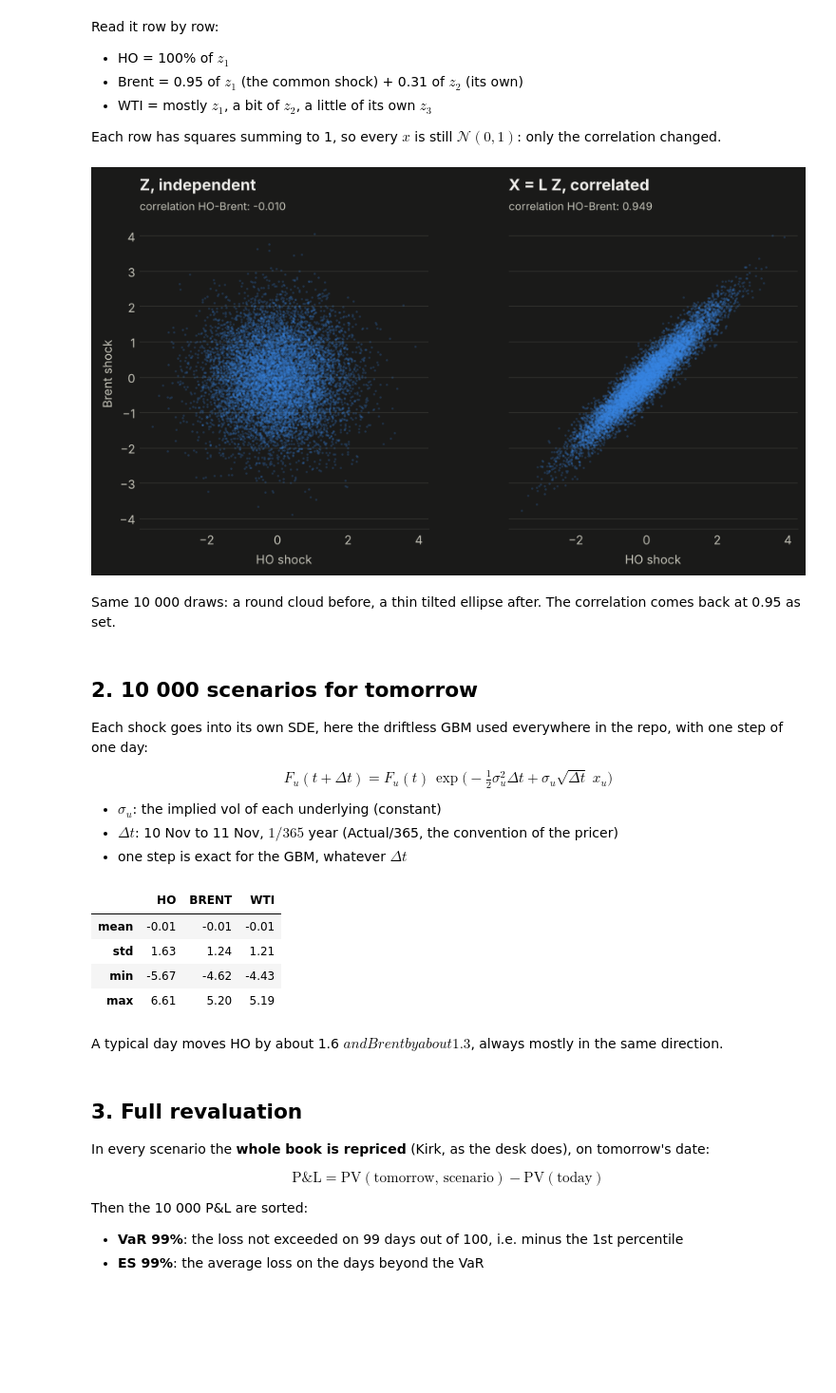
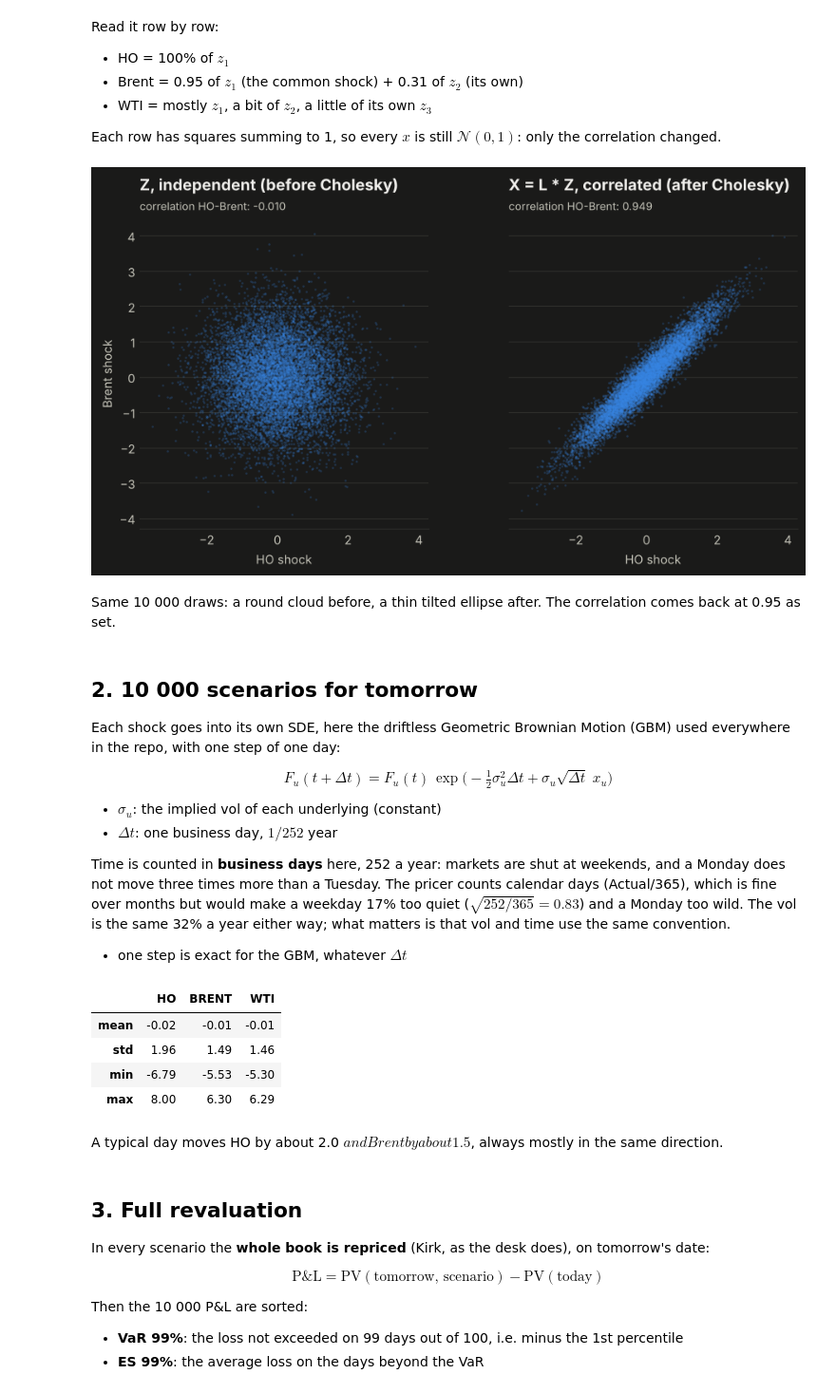
Before and after one commit to MiletoCarmelo/commodity-hedging, a Jupyter notebook: notebooks/05_monte_carlo_var.ipynb, the cells around one changed output. Shown at 95% size. Saved outputs shown, nothing was run; the diff lists cells and outputs as text; code cells hidden in the pictures; blank space fills up the shorter version.

Commit message:
Notebook 05: business-day time for VaR, dates from today; time conventions in MONTE_CARLO.md
Co-Authored-By: Claude Opus 5.5 <noreply@anthropic.com>

```diff
--- a/notebooks/05_monte_carlo_var.ipynb
+++ b/notebooks/05_monte_carlo_var.ipynb
@@ -30,13 +30,13 @@ import QuantLib as ql
 from cmdty import MarketData, Pricer, Quote, load_portfolio
 from cmdty.market import any_exchange_calendar
 from cmdty.models.montecarlo import cholesky_factor
-from cmdty.plotting import MUTED, SERIES, ref_vline, titles, use_style
+from cmdty.plotting import MUTED, SERIES, titles, use_style
 from cmdty.risk import book_greeks, book_risk, book_theta
 
 use_style()
 
 start = MarketData(
-    today=ql.Date(10, 11, 2026), rate=0.04,
+    today=ql.Date(19, 11, 2026), rate=0.04,
     quotes={"HO": Quote(105.0, 0.30), "BRENT": Quote(75.0, 0.32), "WTI": Quote(71.0, 0.33)},
     correlations={("HO", "BRENT"): 0.95, ("WTI", "BRENT"): 0.97, ("HO", "WTI"): 0.93},
 )
@@ -97,26 +98,25 @@ correlation changed.
 # %%
 n = 10_000
 rng = np.random.default_rng(7)
 Z = rng.standard_normal((n, 3))
 X = Z @ L.T
-
 fig, axes = plt.subplots(1, 2, figsize=(10, 4.6), sharex=True, sharey=True)
-for ax, data, name in ((axes[0], Z, "Z, independent"), (axes[1], X, "X = L Z, correlated")):
+for ax, data, name in ((axes[0], Z, "Z, independent (before Cholesky)"), (axes[1], X, "X = L * Z, correlated (after Cholesky)")):
     ax.set_axisbelow(True)
     ax.scatter(data[:, 0], data[:, 1], s=3, alpha=0.25, color=SERIES[0], linewidths=0)
     ax.set(xlabel="HO shock", aspect="equal")
     titles(ax, name, f"correlation HO-Brent: {np.corrcoef(data[:, 0], data[:, 1])[0, 1]:.3f}")
 axes[0].set(ylabel="Brent shock")
 plt.show()
 # %% [output]
-[figure, old version]
+[figure, new version]
 # %% [markdown]
 Same 10 000 draws: a round cloud before, a thin tilted ellipse after. The correlation comes
 back at 0.95 as set.
 # %% [markdown]
 ## 2. 10 000 scenarios for tomorrow
 
-Each shock goes into its own SDE, here the driftless GBM used everywhere in the repo, with one
+Each shock goes into its own SDE, here the driftless Geometric Brownian Motion (GBM) used everywhere in the repo, with one
 step of one day:
 
 $$
@@ -124,29 +124,43 @@ F_u(t + \Delta t) = F_u(t)\, \exp\big(-\tfrac12\sigma_u^2 \Delta t + \sigma_u \s
 $$
 
 - $\sigma_u$: the implied vol of each underlying (constant)
-- $\Delta t$: 10 Nov to 11 Nov, $1/365$ year (Actual/365, the convention of the pricer)
+- $\Delta t$: one business day, $1/252$ year
+
+Time is counted in **business days** here, 252 a year: markets are shut at weekends, and a
+Monday does not move three times more than a Tuesday. The pricer counts calendar days
+(Actual/365), which is fine over months but would make a weekday 17% too quiet
+($\sqrt{252/365} = 0.83$) and a Monday too wild. The vol is the same 32% a year either way;
+what matters is that vol and time use the same convention.
 - one step is exact for the GBM, whatever $\Delta t$
 # %%
+calendar = any_exchange_calendar(["NYMEX", "ICE-EU"])
+
+
+def year_fraction(start, horizon):
+    """Business days from today to the horizon, over 252 a year."""
+    return calendar.businessDaysBetween(start.today, horizon) / 252
+
+
 def scenarios(x, start, horizon):
     """Prices of every underlying at the horizon, one row per scenario."""
-    dt = ql.Actual365Fixed().yearFraction(start.today, horizon)
+    dt = year_fraction(start, horizon)
     vol = np.array([start.vol(u) for u in underlyings])
     f0 = np.array([start.forward(u) for u in underlyings])
     prices = f0 * np.exp(-0.5 * vol**2 * dt + vol * np.sqrt(dt) * x)
     return pd.DataFrame(prices, columns=underlyings)
 
-tomorrow = ql.Date(11, 11, 2026)
+tomorrow = calendar.advance(start.today, ql.Period(1, ql.Days))  # next business day
 prices = scenarios(X, start, tomorrow)
 moves = prices - [start.forward(u) for u in underlyings]
 moves.describe().loc[["mean", "std", "min", "max"]].round(2)
 # %% [output]
 |  | HO | BRENT | WTI |
-| mean | -0.01 | -0.01 | -0.01 |
-| std | 1.63 | 1.24 | 1.21 |
-| min | -5.67 | -4.62 | -4.43 |
-| max | 6.61 | 5.20 | 5.19 |
+| mean | -0.02 | -0.01 | -0.01 |
+| std | 1.96 | 1.49 | 1.46 |
+| min | -6.79 | -5.53 | -5.30 |
+| max | 8.00 | 6.30 | 6.29 |
 # %% [markdown]
-A typical day moves HO by about 1.6 $ and Brent by about 1.3 $, always mostly in the same
+A typical day moves HO by about 2.0 $ and Brent by about 1.5 $, always mostly in the same
 direction.
 # %% [markdown]
 ## 3. Full revaluation
```
Also changed, not shown: parts of 14 cells of this notebook, 1 other file.
